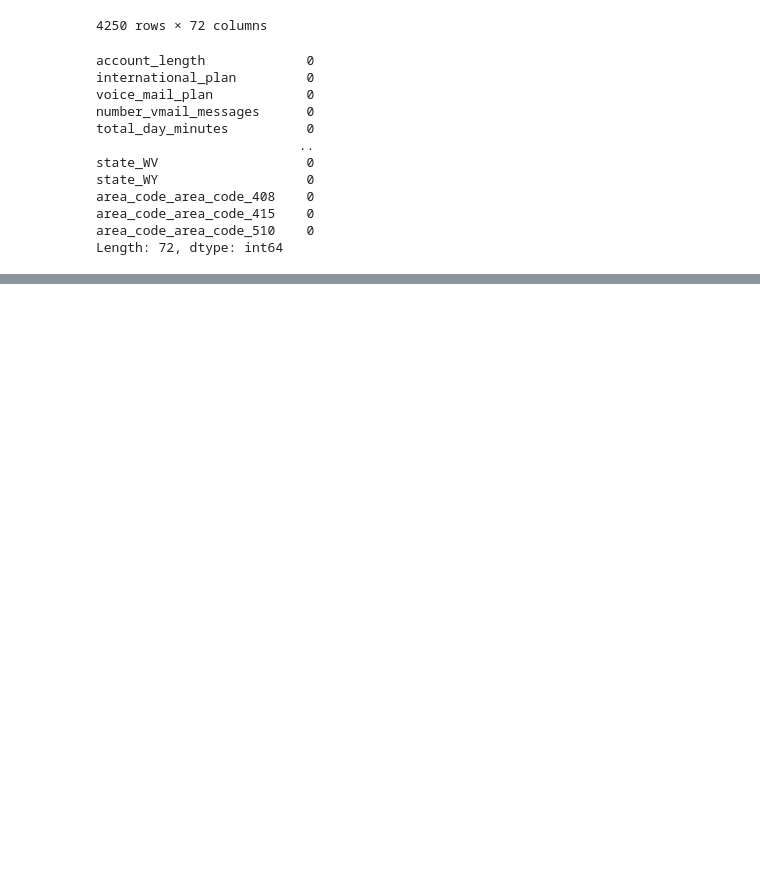
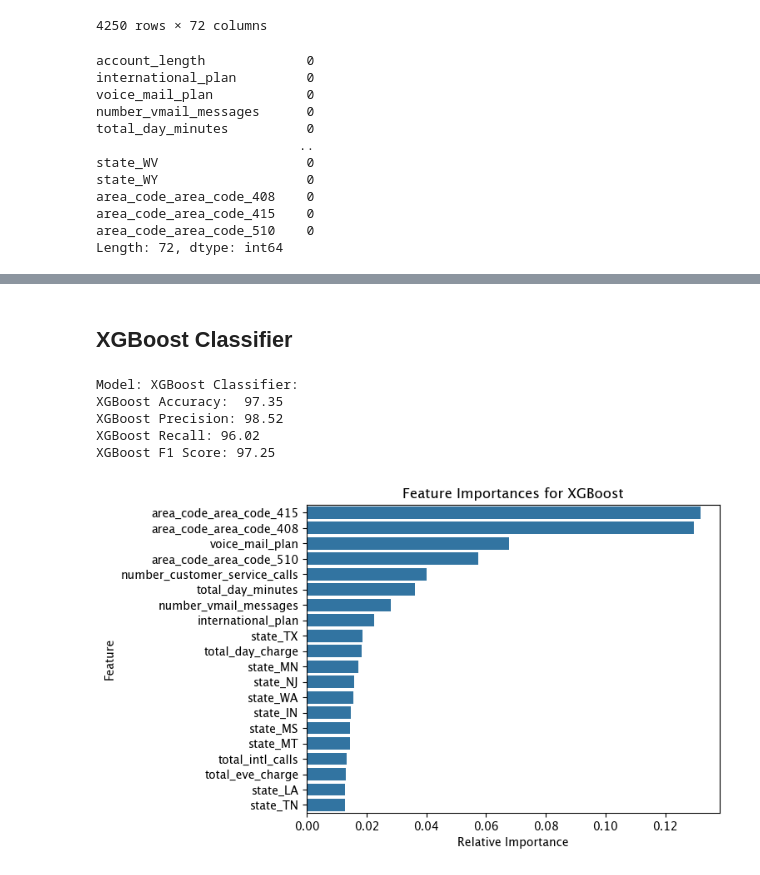
Before and after one commit to reeya26/Predicting-Customer-Churn, a Jupyter notebook: solution.ipynb, the cells around one changed output, grey strips where cells are left out. Cells and saved outputs as stored; diff of their text form; code cells hidden in the pictures; blank space fills up the shorter version.

```diff
--- a/solution.ipynb
+++ b/solution.ipynb
@@ -147,2 +148,2 @@ Name: count, dtype: int64
 # %%
-x_train, x_test, y_train, y_test = train_test_split(train_x, train_y, test_size=0.33, random_state=42)
+x_train, x_test, y_train, y_test = train_test_split(x_train_smote, y_train_smote, test_size=0.33, random_state=42)
@@ -167,0 +235,49 @@ ValueError: could not convert string to float: 'CA'
+# %% [markdown]
+## XGBoost Classifier
+# %%
+import xgboost as xgb
+
+# Create the XGBoost classifier
+xgb_clf = xgb.XGBClassifier(n_estimators=500, learning_rate=0.1, max_depth=5, random_state=42)
+
+# Fit the classifier to the training data
+xgb_clf.fit(x_train, y_train)
+
+y_pred_xgb = xgb_clf.predict(x_test)
+# %%
+accuracy_xgb =  round(metrics.accuracy_score(y_test, y_pred_xgb)*100,2)
+
+precision_xgb = round(precision_score(y_test, y_pred_xgb)*100,2)
+recall_xgb = round(recall_score(y_test, y_pred_xgb)*100,2)
+f1_xgb = round(f1_score(y_test, y_pred_xgb)*100,2)
+
+print("Model: XGBoost Classifier:")
+print("XGBoost Accuracy: ", accuracy_xgb)
+print("XGBoost Precision:", precision_xgb)
+print("XGBoost Recall:", recall_xgb)
+print("XGBoost F1 Score:", f1_xgb)
+# %% [output]
+Model: XGBoost Classifier:
+XGBoost Accuracy:  97.35
+XGBoost Precision: 98.52
+XGBoost Recall: 96.02
+XGBoost F1 Score: 97.25
+# %%
+xgb_importances = xgb_clf.feature_importances_
+xgb_feature_names = x_train_smote.columns
+xgb_feature_importances = dict(zip(xgb_feature_names, xgb_importances))
+xgb_sorted_importances = sorted(xgb_feature_importances.items(), key=lambda x: x[1], reverse=True)
+
+
+
+xgb_feature_names = [x[0] for x in xgb_sorted_importances]
+xgb_importances = [x[1] for x in xgb_sorted_importances]
+
+# Create the bar plot
+sns.barplot(x=xgb_importances[0:20], y=xgb_feature_names[0:20])
+plt.title('Feature Importances for XGBoost')
+plt.xlabel('Relative Importance')
+plt.ylabel('Feature')
+plt.show()
+# %% [output]
+[figure, added]
```
Also changed, not shown: parts of 16 cells of this notebook.
